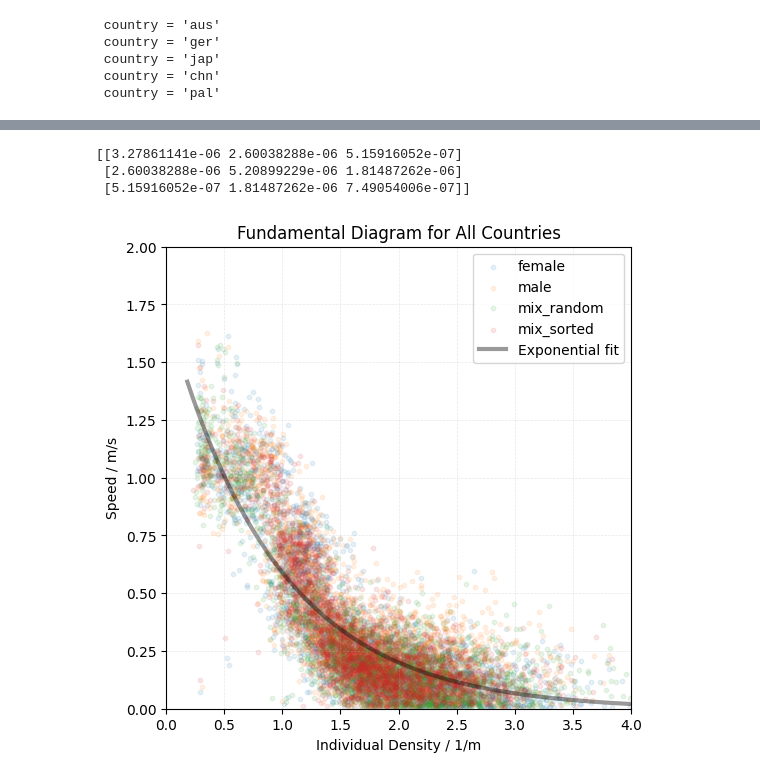
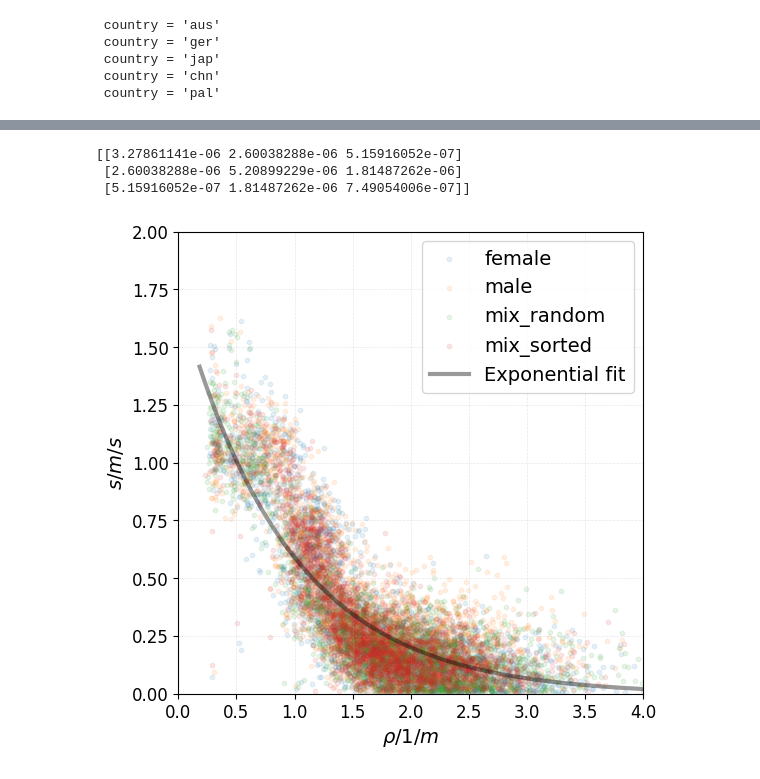
Before and after one commit to PedestrianDynamics/gender-experiments, a Jupyter notebook: notebooks/fundamental_diagram.ipynb, the cells around one changed output, grey strips where cells are left out. Drawn from its saved outputs; the diff is of its cells as text; code cells hidden in the pictures.

```diff
--- a/notebooks/fundamental_diagram.ipynb
+++ b/notebooks/fundamental_diagram.ipynb
@@ -231,13 +231,15 @@ for country in countries:
     X_fit, Y_fit = fitting(X_sorted, Y_sorted)
     plt.plot(X_fit, Y_fit, lw=3, color="black", alpha=0.4, label="Exponential fit")
     #plt.title(f"Fundamental Diagram for {country}")
-    plt.xlabel("$\rho$ / 1/m", fontsize=14)
-    plt.ylabel("$s$ / m/s", fontsize=14)
+    plt.xlabel(r"$\rho$ / 1/m", fontsize=14)
+    plt.ylabel(r"$s$ / m/s", fontsize=14)
     plt.xlim([0,4])
     plt.ylim([0,2])
-    plt.legend()
+    plt.legend(fontsize=14)
+    plt.tick_params(axis="both", which="major", labelsize=12)
+
     plt.grid(True, which="both", linestyle="--", linewidth=0.5, alpha=0.3)
-    plt.savefig(f"FD_{country}.pdf",dpi=100)
+    plt.savefig(f"FD/FD_{country}.pdf",dpi=100)
     plt.show()
 # %% [output]
 aus
@@ -268,28 +270,31 @@ pal
 # %%
 plt.figure(figsize=(6,6))
 all_merged_df.dropna()
 for gender in genders:
     # Filter data for each gender
     subset = all_merged_df[all_merged_df['type'] == gender]
     plt.scatter(subset['individual_density'][::100], subset['speed'][::100], label=gender, alpha=0.1, s=10)
 
 X, Y = all_merged_df["individual_density"].dropna(), all_merged_df["speed"].dropna()
 sorted_indices = X.argsort()
 X_sorted = X.iloc[sorted_indices]
 Y_sorted = Y.iloc[sorted_indices]
 X_fit, Y_fit = fitting(X_sorted, Y_sorted)
 plt.plot(X_fit, Y_fit, lw=3, color="black",alpha=0.4, label='Exponential fit')
 #plt.title('Fundamental Diagram for All Countries')
-plt.xlabel('Individual Density / 1/m')
-plt.ylabel('Speed / m/s')
-plt.legend()
+plt.xlabel(r'$\rho / 1/m$', fontsize=14)
+plt.ylabel(r'$s / m/s$', fontsize=14)
+plt.legend(fontsize=14)
+plt.tick_params(axis="both", which="major", labelsize=12)
+
 plt.grid(True, which='both', linestyle='--', linewidth=0.5, alpha=0.3)
 plt.savefig("FD_all_countries.pdf", dpi=100)
+
 plt.xlim([0,4])
 plt.ylim([0,2])
 plt.show()
 # %% [output]
 [[3.27861141e-06 2.60038288e-06 5.15916052e-07]
  [2.60038288e-06 5.20899229e-06 1.81487262e-06]
  [5.15916052e-07 1.81487262e-06 7.49054006e-07]]
-[figure, old version]
+[figure, new version]
```
Also changed, not shown: parts of 4 cells of this notebook, 6 other files.
